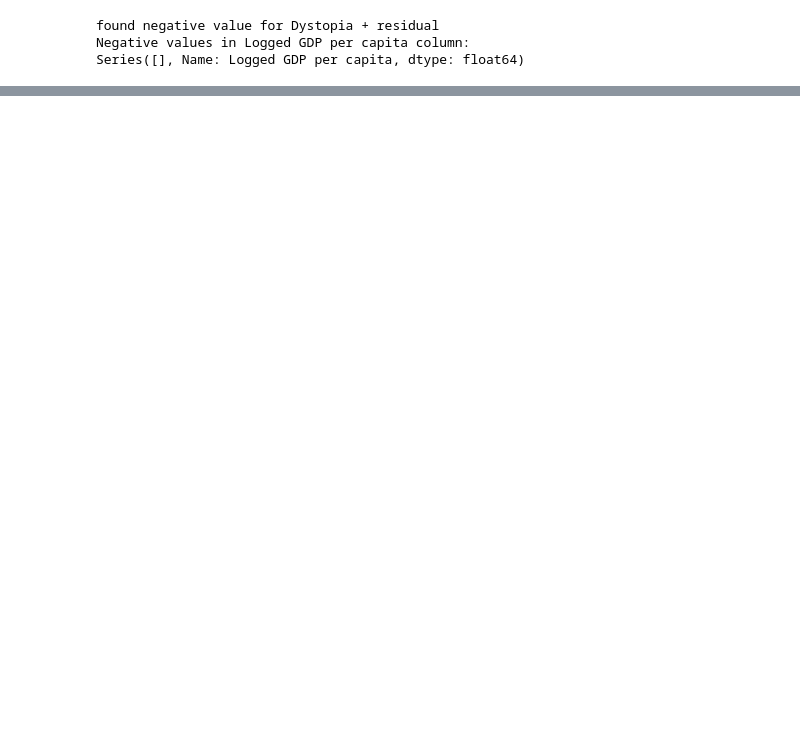
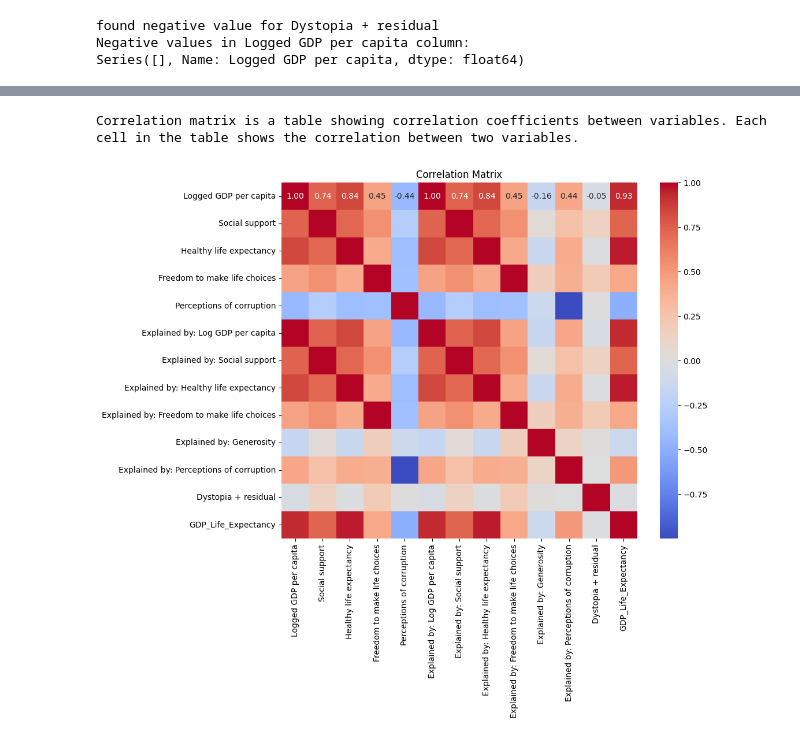
Before and after one commit to TanishAfre/Data-Analysis-Visualisation, a Jupyter notebook: main.ipynb, the cells around one changed output, grey strips where cells are left out. Cells and saved outputs as stored; diff of their text form; code cells hidden in the pictures; blank space fills up the shorter version.

Commit message:
Correlation matrix

```diff
--- a/main.ipynb
+++ b/main.ipynb
@@ -183,3 +187,26 @@ We can perform feature engineering by creating a new column 'GDP_Life_Expectancy
 | 7 | Switzerland | 0.919126 | 0.920 | 0.829903 | 0.891 | ... |
 | 8 | Luxembourg | 1.000000 | 0.879 | 0.782330 | 0.915 | ... |
 | 9 | New Zealand | 0.837274 | 0.952 | 0.730874 | 0.887 | ... |
+# %%
+import pandas as pd
+import seaborn as sns
+import numpy as np
+import matplotlib.pyplot as plt
+
+# Assuming 'df' is your DataFrame
+# Select only numeric columns for correlation computation
+numeric_df = df.select_dtypes(include=[np.number])
+
+# Compute the correlation matrix
+corr = numeric_df.corr()
+
+print("Correlation matrix is a table showing correlation coefficients between variables. Each cell in the table shows the correlation between two variables.")
+
+# Generate a heatmap to visualize the correlation matrix
+plt.figure(figsize=(10, 8))
+sns.heatmap(corr, annot=True, fmt=".2f", cmap='coolwarm', cbar=True, square=True)
+plt.title('Correlation Matrix')
+plt.show()
+# %% [output]
+Correlation matrix is a table showing correlation coefficients between variables. Each cell in the table shows the correlation between two variables.
+[figure, added]
```
Also changed, not shown: parts of 1 cell of this notebook.
